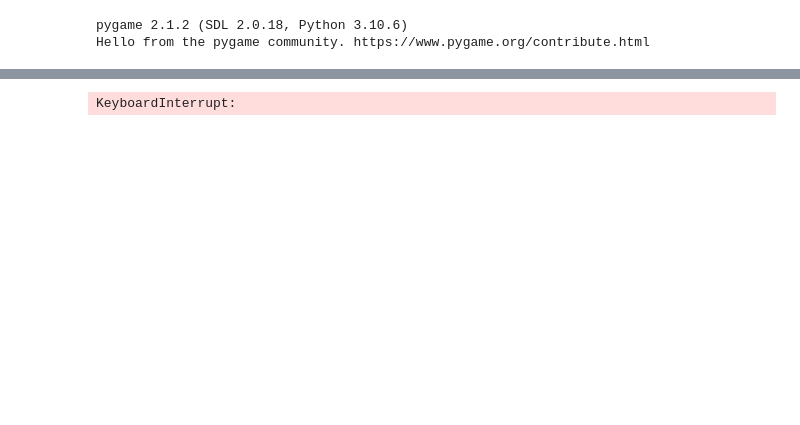
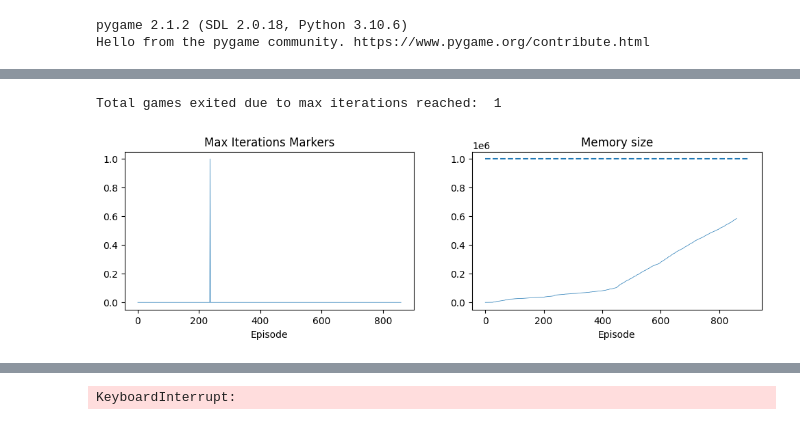
Before and after one commit to seba2390/Snake, a Jupyter notebook: DQN4 - new snake impl-fixed_state_bug-dist_state_rep/AI.ipynb, the cells around one changed output, grey strips where cells are left out. Saved outputs shown, nothing was run; the diff lists cells and outputs as text; code cells hidden in the pictures; blank space fills up the shorter version.

```diff
--- a/DQN4 - new snake impl-fixed_state_bug-dist_state_rep/AI.ipynb
+++ b/DQN4 - new snake impl-fixed_state_bug-dist_state_rep/AI.ipynb
@@ -126 +306,16 @@ for i_episode in tqdm(range(NUM_EPISODES)):
+# %%
+fig, ax = plt.subplots(1,2,figsize=(12,3))
+print("Total games exited due to max iterations reached: ", sum(episode_max_iteration_tokens))
+ax[0].plot([i for i in range(len(episode_max_iteration_tokens))], episode_max_iteration_tokens,lw=0.5)
+ax[0].set_title("Max Iterations Markers")
+ax[0].set_xlabel("Episode")
+
+ax[1].plot([i for i in range(len(episode_memory_size))], episode_memory_size,lw=0.5)
+ax[1].set_title("Memory size")
+ax[1].set_xlabel("Episode")
+ax[1].hlines(MEMORY_SIZE,0,NUM_EPISODES,ls='--')
+plt.show()
+# %% [output]
+Total games exited due to max iterations reached:  1
+[figure, added]
 # %%
```
Also changed, not shown: parts of 18 cells of this notebook, 41 other files.
